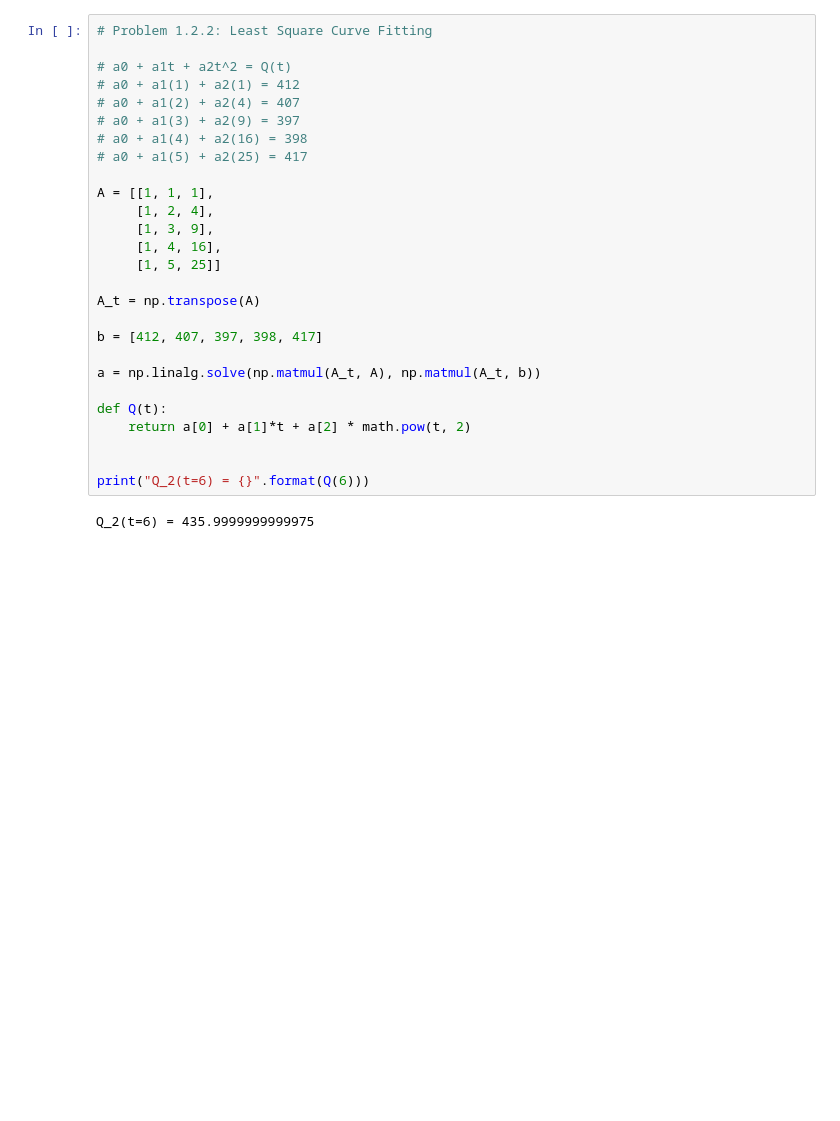
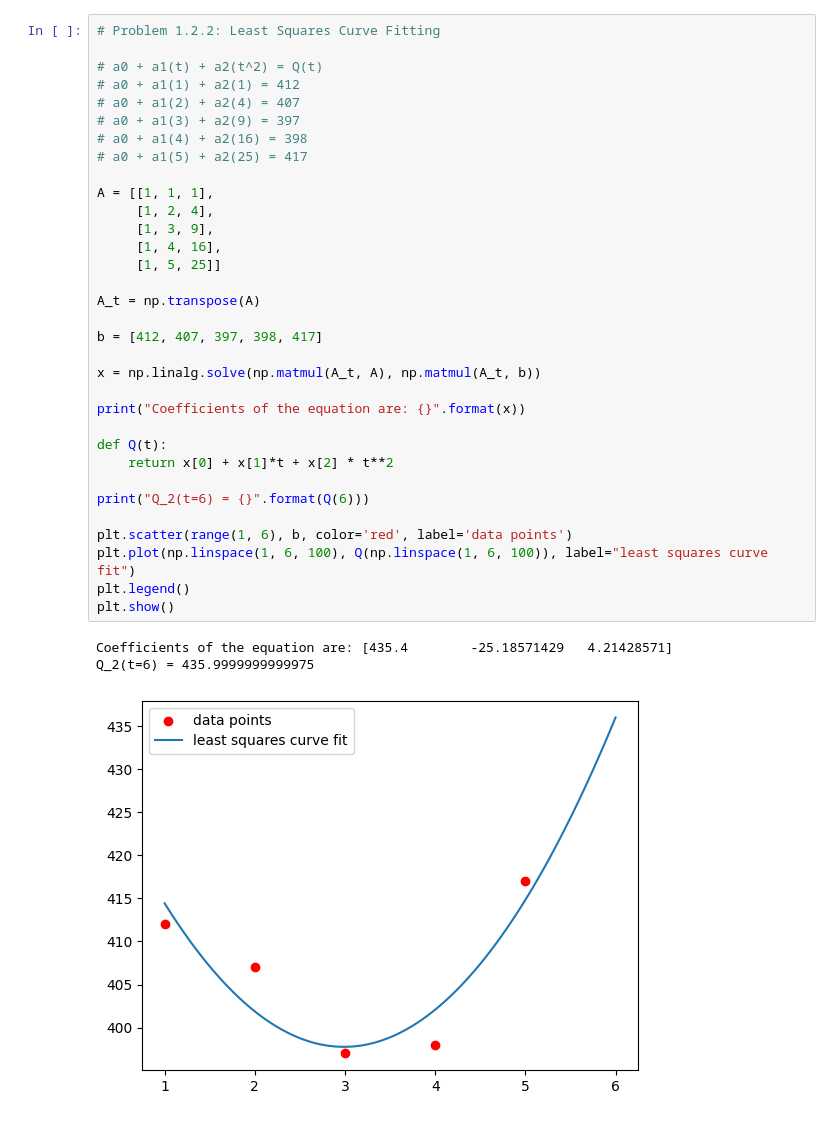
Before and after one commit to josephhanrahan/ams326, a Jupyter notebook: hw1.ipynb, the cells around one changed output. Drawn from its saved outputs; the diff is of its cells as text; blank space fills up the shorter version.

```diff
--- a/hw1.ipynb
+++ b/hw1.ipynb
@@ -98,29 +121,37 @@ t = 3, y = 397.0
 # %%
-# Problem 1.2.2: Least Square Curve Fitting
+# Problem 1.2.2: Least Squares Curve Fitting
 
-# a0 + a1t + a2t^2 = Q(t)
+# a0 + a1(t) + a2(t^2) = Q(t)
 # a0 + a1(1) + a2(1) = 412
 # a0 + a1(2) + a2(4) = 407
 # a0 + a1(3) + a2(9) = 397
 # a0 + a1(4) + a2(16) = 398
 # a0 + a1(5) + a2(25) = 417
 
 A = [[1, 1, 1],
      [1, 2, 4],
      [1, 3, 9],
      [1, 4, 16],
      [1, 5, 25]]
 
 A_t = np.transpose(A)
 
 b = [412, 407, 397, 398, 417]
 
-a = np.linalg.solve(np.matmul(A_t, A), np.matmul(A_t, b))
+x = np.linalg.solve(np.matmul(A_t, A), np.matmul(A_t, b))
+
+print("Coefficients of the equation are: {}".format(x))
 
 def Q(t):
-    return a[0] + a[1]*t + a[2] * math.pow(t, 2)
-
+    return x[0] + x[1]*t + x[2] * t**2
 
 print("Q_2(t=6) = {}".format(Q(6)))
+
+plt.scatter(range(1, 6), b, color='red', label='data points')
+plt.plot(np.linspace(1, 6, 100), Q(np.linspace(1, 6, 100)), label="least squares curve fit")
+plt.legend()
+plt.show()
 # %% [output]
+Coefficients of the equation are: [435.4        -25.18571429   4.21428571]
 Q_2(t=6) = 435.9999999999975
+[figure, added]
```
Also changed, not shown: parts of 7 cells of this notebook, 1 other file.
